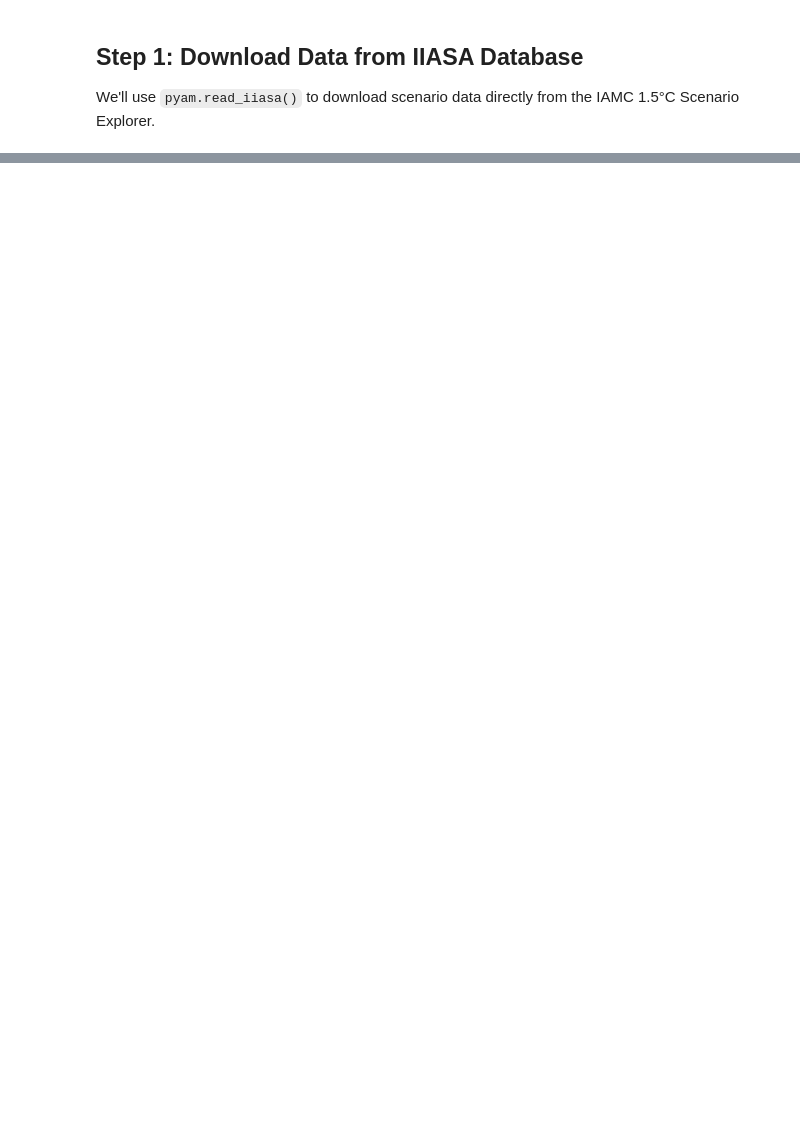
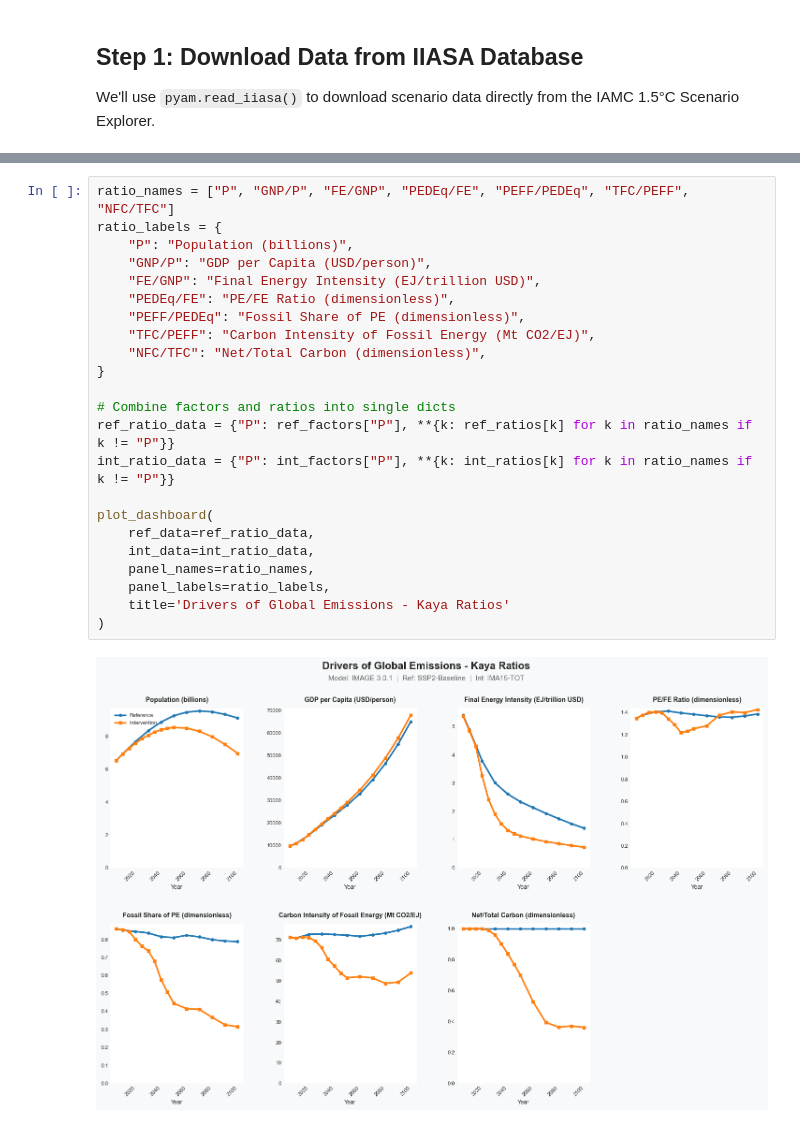
Before and after one commit to zacharyschmidt/kaya-decomposition, a Jupyter notebook: examples/kaya_dashboard_tutorial.ipynb, the cells around one changed output, grey strips where cells are left out. Drawn from its saved outputs; the diff is of its cells as text; blank space fills up the shorter version.

```diff
--- a/examples/kaya_dashboard_tutorial.ipynb
+++ b/examples/kaya_dashboard_tutorial.ipynb
@@ -366,0 +363,25 @@ plt.show()
+# %%
+ratio_names = ["P", "GNP/P", "FE/GNP", "PEDEq/FE", "PEFF/PEDEq", "TFC/PEFF", "NFC/TFC"]
+ratio_labels = {
+    "P": "Population (billions)",
+    "GNP/P": "GDP per Capita (USD/person)",
+    "FE/GNP": "Final Energy Intensity (EJ/trillion USD)",
+    "PEDEq/FE": "PE/FE Ratio (dimensionless)",
+    "PEFF/PEDEq": "Fossil Share of PE (dimensionless)",
+    "TFC/PEFF": "Carbon Intensity of Fossil Energy (Mt CO2/EJ)",
+    "NFC/TFC": "Net/Total Carbon (dimensionless)",
+}
+
+# Combine factors and ratios into single dicts
+ref_ratio_data = {"P": ref_factors["P"], **{k: ref_ratios[k] for k in ratio_names if k != "P"}}
+int_ratio_data = {"P": int_factors["P"], **{k: int_ratios[k] for k in ratio_names if k != "P"}}
+
+plot_dashboard(
+    ref_data=ref_ratio_data,
+    int_data=int_ratio_data,
+    panel_names=ratio_names,
+    panel_labels=ratio_labels,
+    title='Drivers of Global Emissions - Kaya Ratios'
+)
+# %% [output]
+[figure, added]
```
Also changed, not shown: parts of 15 cells of this notebook.
